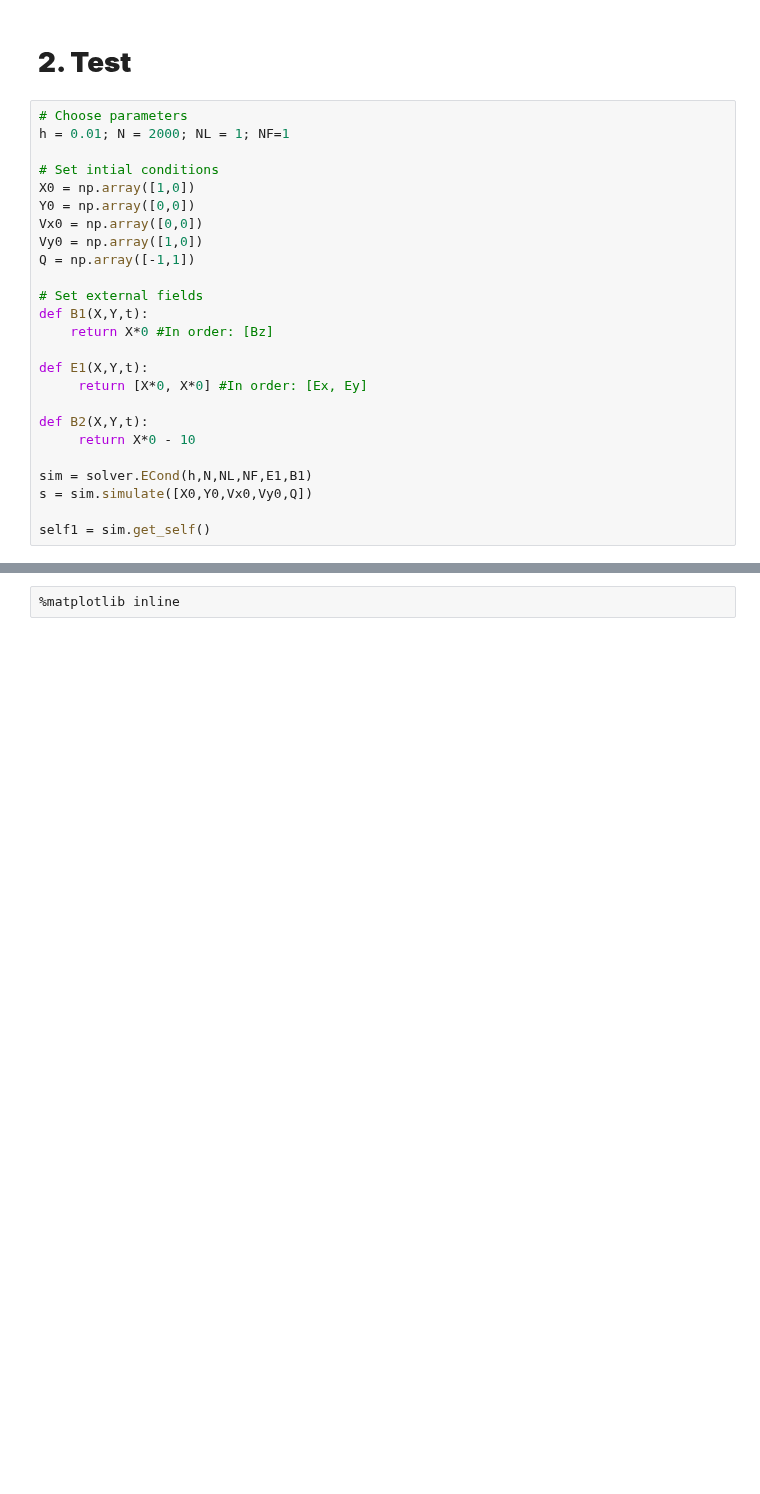
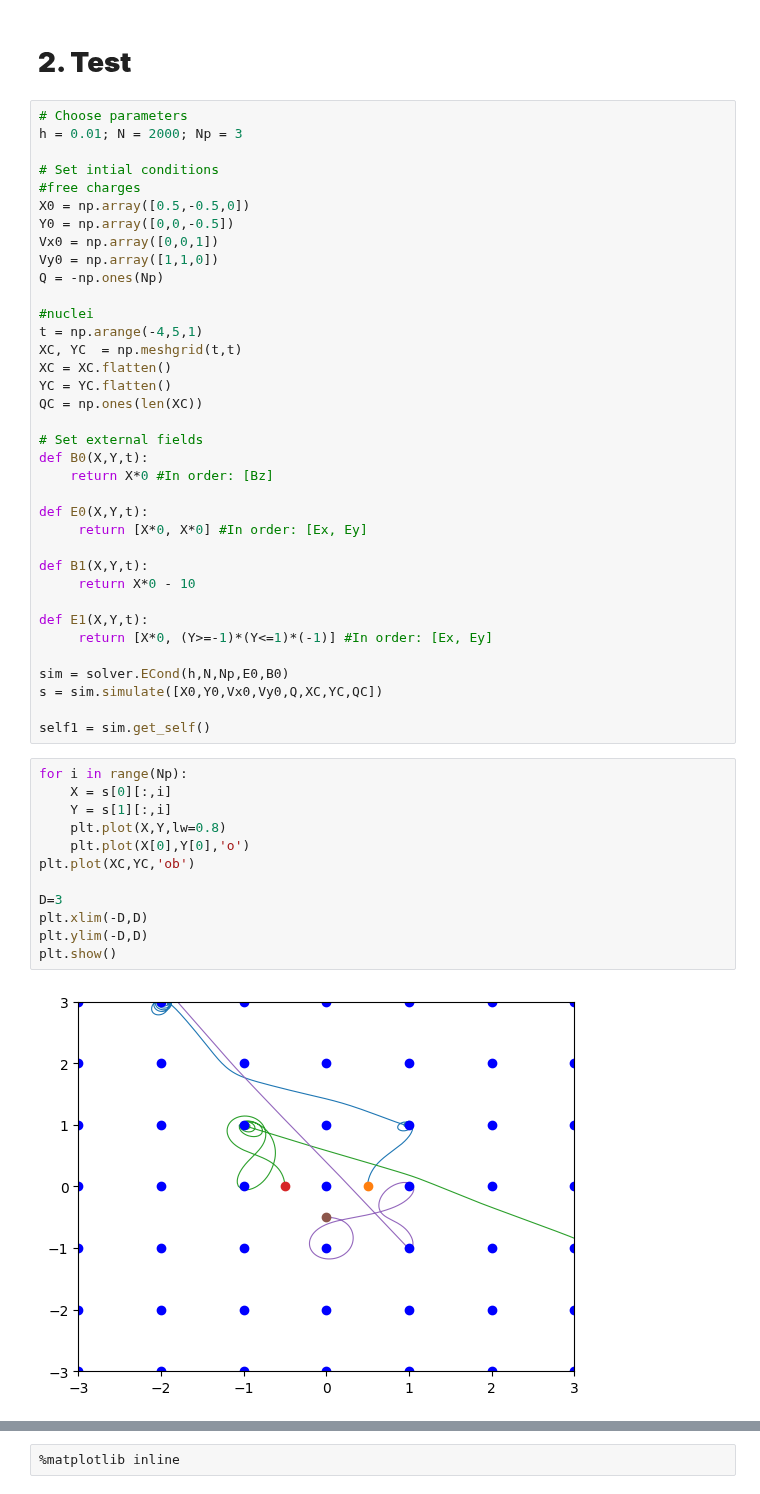
Before and after one commit to AndresGuarin/JupyterCodes, a Jupyter notebook: Computational Physics/ElectricConduction/Fundamentals.ipynb, the cells around one changed output, grey strips where cells are left out. Drawn from its saved outputs; the diff is of its cells as text; blank space fills up the shorter version.

```diff
--- a/Computational Physics/ElectricConduction/Fundamentals.ipynb
+++ b/Computational Physics/ElectricConduction/Fundamentals.ipynb
@@ -50,29 +50,54 @@ $$ \frac{d^2\vec{r}'_{i}}{d \bar{t}^2}=\sum\limits_{j=1}^{N} \frac{\bar{q}_i \ba
 # **2. Test**
 # %%
 # Choose parameters
-h = 0.01; N = 2000; NL = 1; NF=1
+h = 0.01; N = 2000; Np = 3
 
 # Set intial conditions
-X0 = np.array([1,0])
-Y0 = np.array([0,0])
-Vx0 = np.array([0,0])
-Vy0 = np.array([1,0])
-Q = np.array([-1,1])
+#free charges
+X0 = np.array([0.5,-0.5,0])
+Y0 = np.array([0,0,-0.5])
+Vx0 = np.array([0,0,1])
+Vy0 = np.array([1,1,0])
+Q = -np.ones(Np)
+
+#nuclei
+t = np.arange(-4,5,1)
+XC, YC  = np.meshgrid(t,t)
+XC = XC.flatten()
+YC = YC.flatten()
+QC = np.ones(len(XC))
 
 # Set external fields
-def B1(X,Y,t):
+def B0(X,Y,t):
     return X*0 #In order: [Bz]
 
-def E1(X,Y,t):
+def E0(X,Y,t):
      return [X*0, X*0] #In order: [Ex, Ey]
 
-def B2(X,Y,t):
+def B1(X,Y,t):
      return X*0 - 10
 
-sim = solver.ECond(h,N,NL,NF,E1,B1)
-s = sim.simulate([X0,Y0,Vx0,Vy0,Q])
+def E1(X,Y,t):
+     return [X*0, (Y>=-1)*(Y<=1)*(-1)] #In order: [Ex, Ey]
+
+sim = solver.ECond(h,N,Np,E0,B0)
+s = sim.simulate([X0,Y0,Vx0,Vy0,Q,XC,YC,QC])
 
 self1 = sim.get_self()
+# %%
+for i in range(Np):
+    X = s[0][:,i]
+    Y = s[1][:,i]
+    plt.plot(X,Y,lw=0.8)
+    plt.plot(X[0],Y[0],'o')
+plt.plot(XC,YC,'ob')
+
+D=3
+plt.xlim(-D,D)
+plt.ylim(-D,D)
+plt.show()
+# %% [output]
+[figure, new version]
 # %%
 %matplotlib auto
 %matplotlib auto
```
Also changed, not shown: parts of 7 cells of this notebook, 1 other file.
